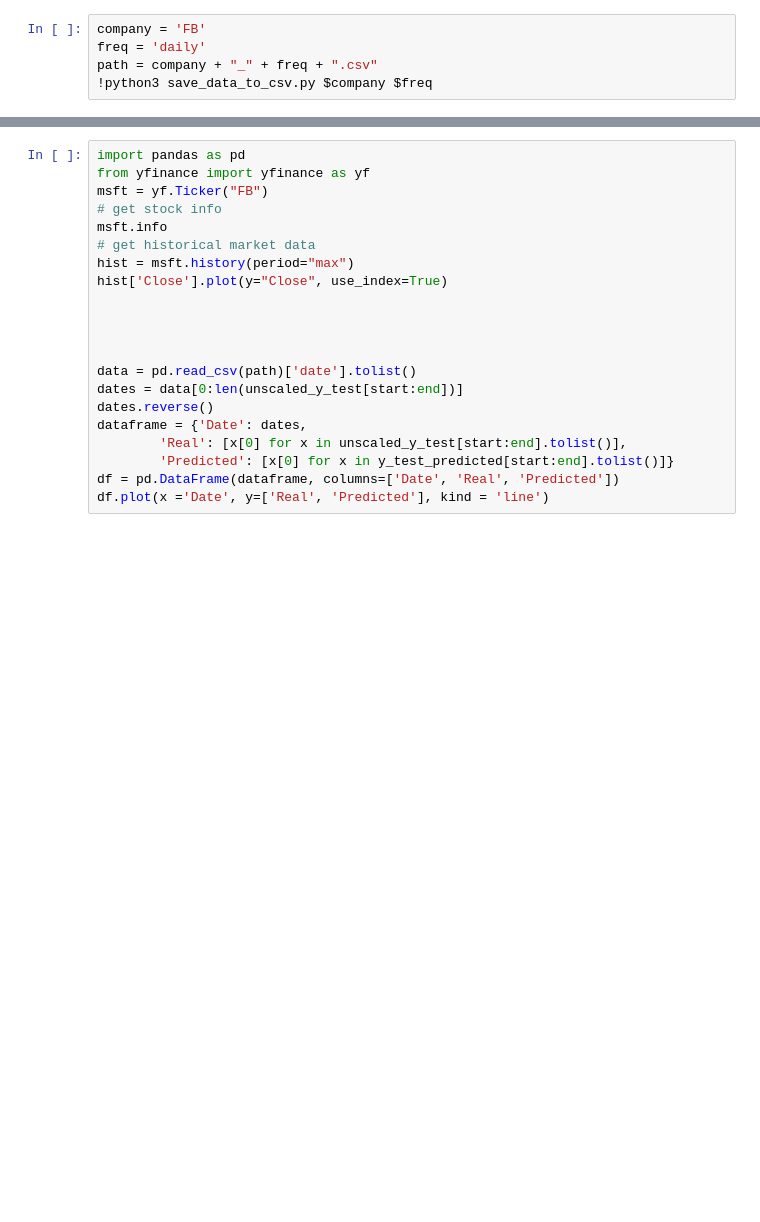
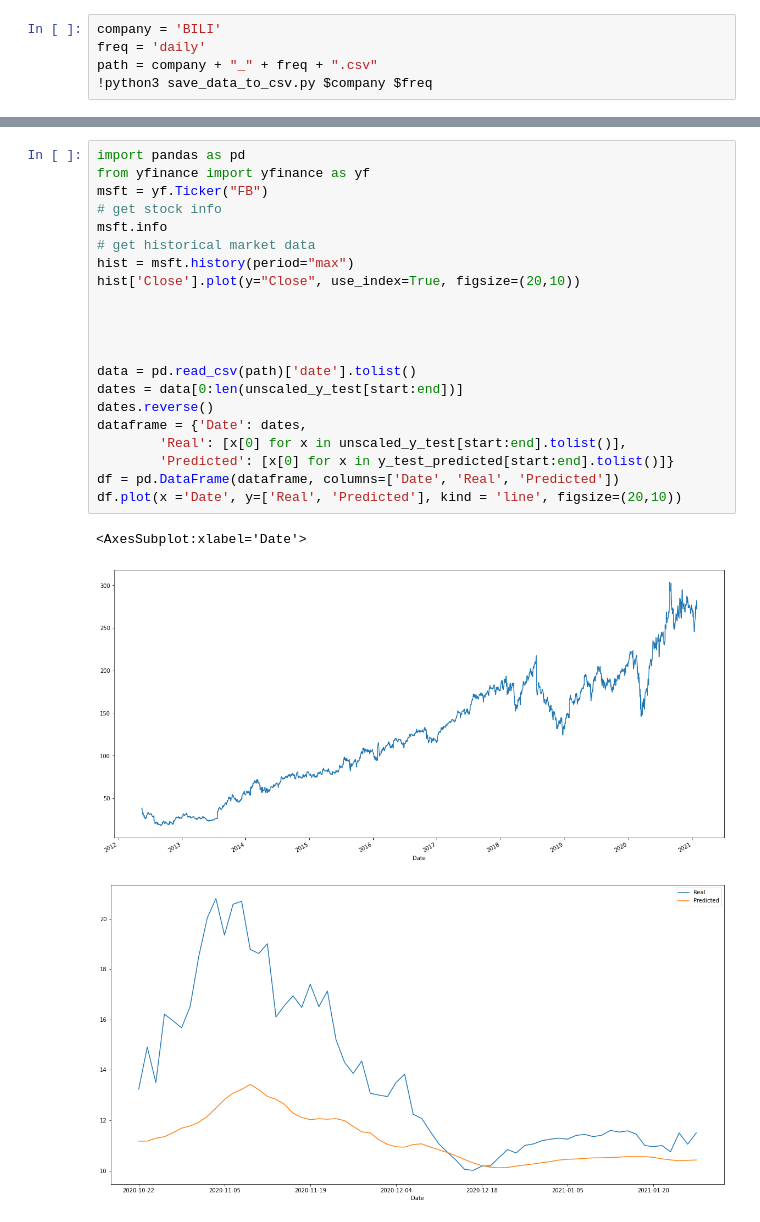
Before and after one commit to FarhadZafari/stock-trading-ml, a Jupyter notebook: GetStockData.ipynb, the cells around one changed output, grey strips where cells are left out. Drawn from its saved outputs; the diff is of its cells as text; blank space fills up the shorter version.

Commit message:
Plotting modified.

```diff
--- a/GetStockData.ipynb
+++ b/GetStockData.ipynb
@@ -1,5 +1,5 @@
 # %%
-company = 'FB'
+company = 'BILI'
 freq = 'daily'
 path = company + "_" + freq + ".csv"
 !python3 save_data_to_csv.py $company $freq
@@ -73,24 +75,28 @@ x = -1
 # %%
 import pandas as pd
 from yfinance import yfinance as yf
 msft = yf.Ticker("FB")
 # get stock info
 msft.info
 # get historical market data
 hist = msft.history(period="max")
-hist['Close'].plot(y="Close", use_index=True)
+hist['Close'].plot(y="Close", use_index=True, figsize=(20,10))
 
 
 
 
 data = pd.read_csv(path)['date'].tolist()
 dates = data[0:len(unscaled_y_test[start:end])]
 dates.reverse()
 dataframe = {'Date': dates,
         'Real': [x[0] for x in unscaled_y_test[start:end].tolist()],
         'Predicted': [x[0] for x in y_test_predicted[start:end].tolist()]}
 df = pd.DataFrame(dataframe, columns=['Date', 'Real', 'Predicted'])
-df.plot(x ='Date', y=['Real', 'Predicted'], kind = 'line')
+df.plot(x ='Date', y=['Real', 'Predicted'], kind = 'line', figsize=(20,10))
+# %% [output]
+<AxesSubplot:xlabel='Date'>
+[figure, added]
+[figure, added]
 # %%
 import matplotlib.pyplot as plt
 
```
Also changed, not shown: parts of 4 cells of this notebook, 1 other file.
